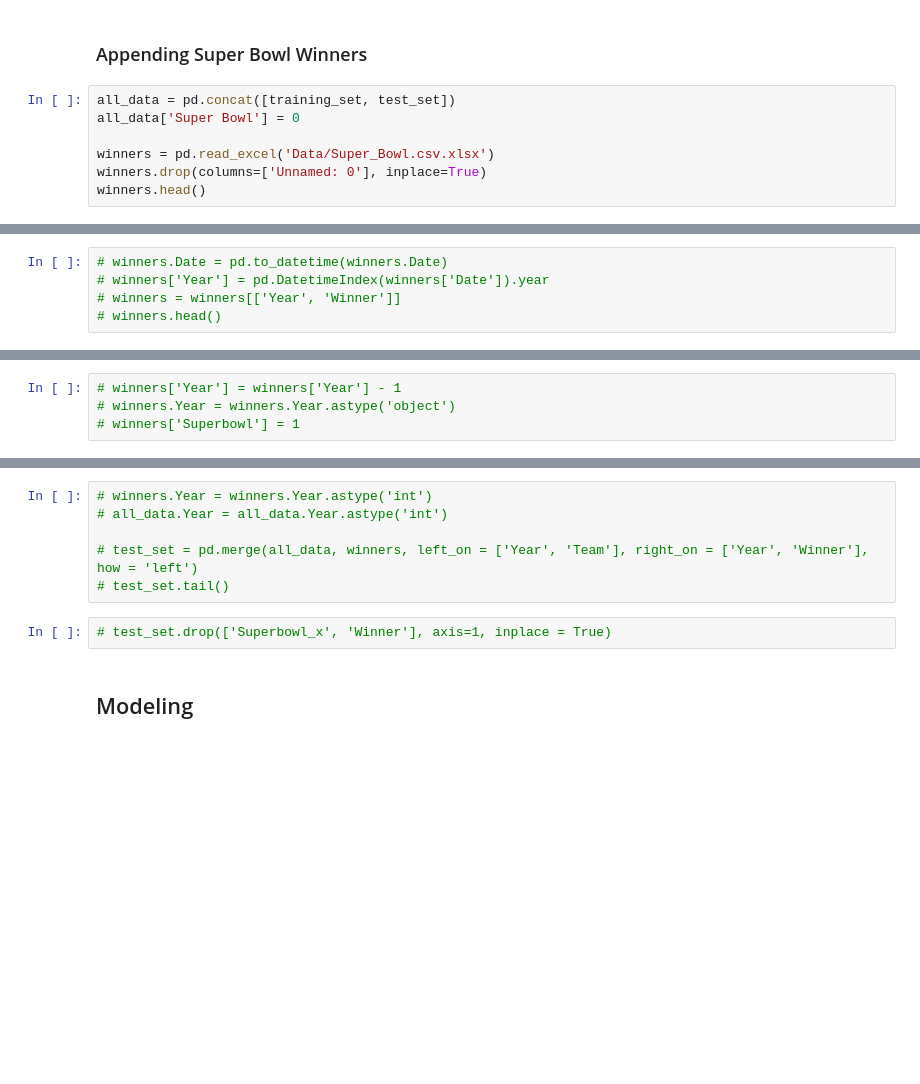
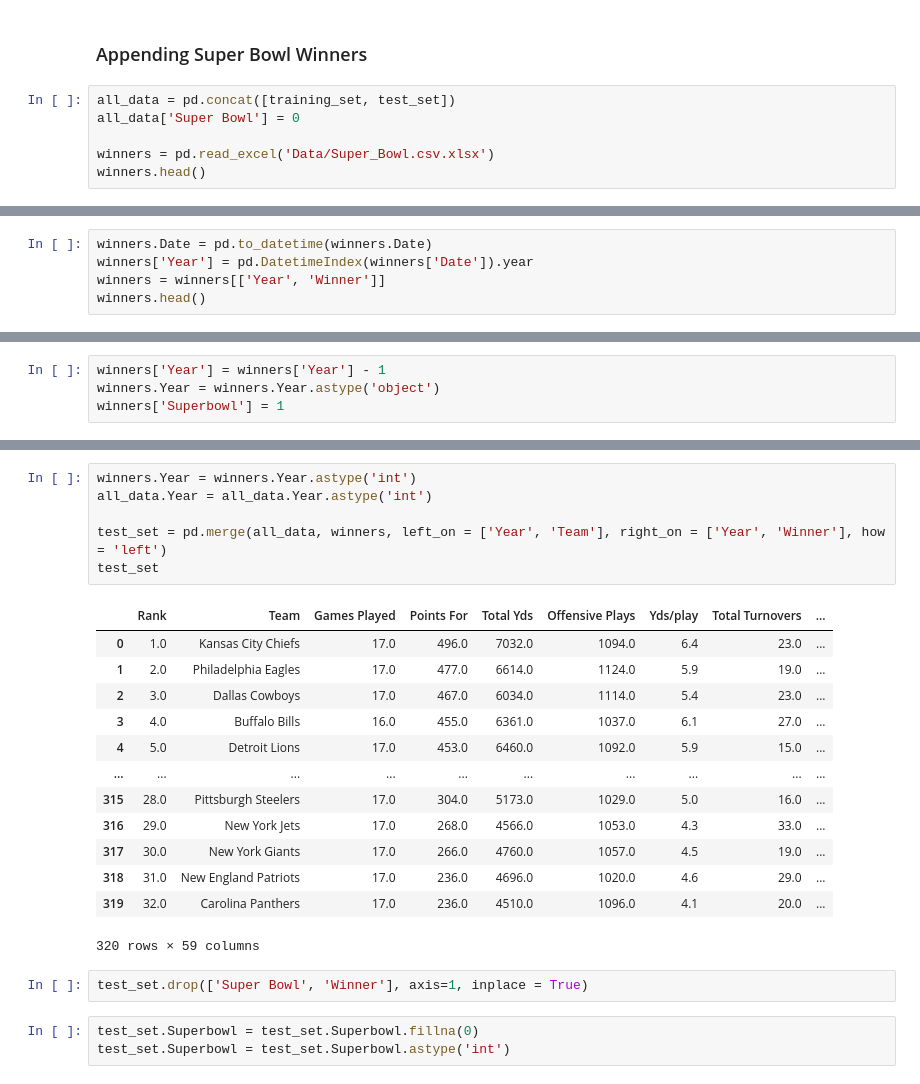
Before and after one commit to dahmadi/TouchdownProphet, a Jupyter notebook: TouchdownProphet.ipynb, the cells around one changed output, grey strips where cells are left out. Saved outputs shown, nothing was run; the diff lists cells and outputs as text; blank space fills up the shorter version.

Commit message:
train and test sets completed

```diff
--- a/TouchdownProphet.ipynb
+++ b/TouchdownProphet.ipynb
@@ -321,6 +321,5 @@ all_data = pd.concat([training_set, test_set])
 all_data['Super Bowl'] = 0
 
 winners = pd.read_excel('Data/Super_Bowl.csv.xlsx')
-winners.drop(columns=['Unnamed: 0'], inplace=True)
 winners.head()
 # %% [output]
@@ -328,5 +346,5 @@ FileNotFoundError: [Errno 2] No such file or directory: 'Data/Super_Bowl.csv.xls
 # %%
-# winners.Date = pd.to_datetime(winners.Date)
-# winners['Year'] = pd.DatetimeIndex(winners['Date']).year
-# winners = winners[['Year', 'Winner']]
-# winners.head()
+winners.Date = pd.to_datetime(winners.Date)
+winners['Year'] = pd.DatetimeIndex(winners['Date']).year
+winners = winners[['Year', 'Winner']]
+winners.head()
@@ -333,4 +358,4 @@ FileNotFoundError: [Errno 2] No such file or directory: 'Data/Super_Bowl.csv.xls
 # %%
-# winners['Year'] = winners['Year'] - 1
-# winners.Year = winners.Year.astype('object')
-# winners['Superbowl'] = 1
+winners['Year'] = winners['Year'] - 1
+winners.Year = winners.Year.astype('object')
+winners['Superbowl'] = 1
@@ -337,10 +376,25 @@ FileNotFoundError: [Errno 2] No such file or directory: 'Data/Super_Bowl.csv.xls
 # %%
-# winners.Year = winners.Year.astype('int')
-# all_data.Year = all_data.Year.astype('int')
+winners.Year = winners.Year.astype('int')
+all_data.Year = all_data.Year.astype('int')
 
-# test_set = pd.merge(all_data, winners, left_on = ['Year', 'Team'], right_on = ['Year', 'Winner'], how = 'left')
-# test_set.tail()
+test_set = pd.merge(all_data, winners, left_on = ['Year', 'Team'], right_on = ['Year', 'Winner'], how = 'left')
+test_set
+# %% [output]
+|  | Rank | Team | Games Played | Points For | Total Yds | Offensive Plays | Yds/play | Total Turnovers | ... |
+| 0 | 1.0 | Kansas City Chiefs | 17.0 | 496.0 | 7032.0 | 1094.0 | 6.4 | 23.0 | ... |
+| 1 | 2.0 | Philadelphia Eagles | 17.0 | 477.0 | 6614.0 | 1124.0 | 5.9 | 19.0 | ... |
+| 2 | 3.0 | Dallas Cowboys | 17.0 | 467.0 | 6034.0 | 1114.0 | 5.4 | 23.0 | ... |
+| 3 | 4.0 | Buffalo Bills | 16.0 | 455.0 | 6361.0 | 1037.0 | 6.1 | 27.0 | ... |
+| 4 | 5.0 | Detroit Lions | 17.0 | 453.0 | 6460.0 | 1092.0 | 5.9 | 15.0 | ... |
+| ... | ... | ... | ... | ... | ... | ... | ... | ... | ... |
+| 315 | 28.0 | Pittsburgh Steelers | 17.0 | 304.0 | 5173.0 | 1029.0 | 5.0 | 16.0 | ... |
+| 316 | 29.0 | New York Jets | 17.0 | 268.0 | 4566.0 | 1053.0 | 4.3 | 33.0 | ... |
+| 317 | 30.0 | New York Giants | 17.0 | 266.0 | 4760.0 | 1057.0 | 4.5 | 19.0 | ... |
+| 318 | 31.0 | New England Patriots | 17.0 | 236.0 | 4696.0 | 1020.0 | 4.6 | 29.0 | ... |
+| 319 | 32.0 | Carolina Panthers | 17.0 | 236.0 | 4510.0 | 1096.0 | 4.1 | 20.0 | ... |
+320 rows × 59 columns
 # %%
-# test_set.drop(['Superbowl_x', 'Winner'], axis=1, inplace = True)
+test_set.drop(['Super Bowl', 'Winner'], axis=1, inplace = True)
-# %% [markdown]
-## Modeling
+# %%
+test_set.Superbowl = test_set.Superbowl.fillna(0)
+test_set.Superbowl = test_set.Superbowl.astype('int')
```
Also changed, not shown: parts of 22 cells of this notebook, 57 other files.
